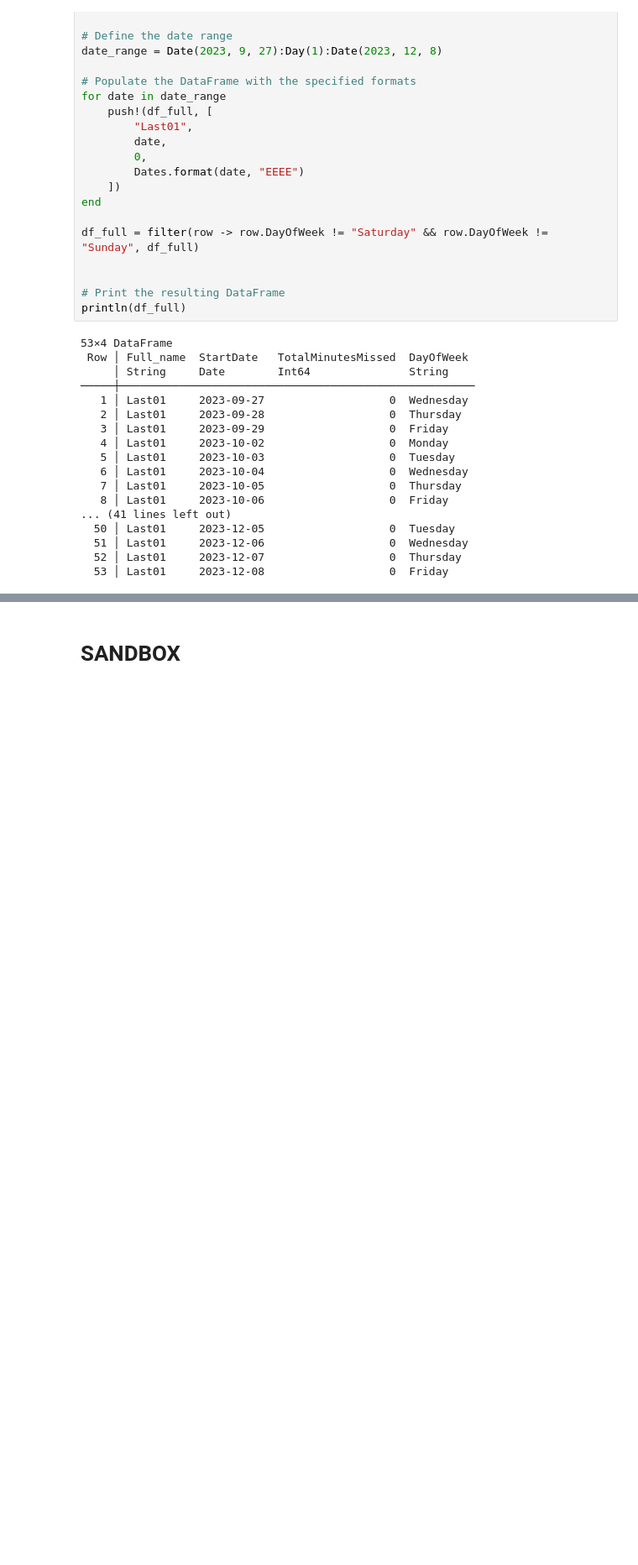
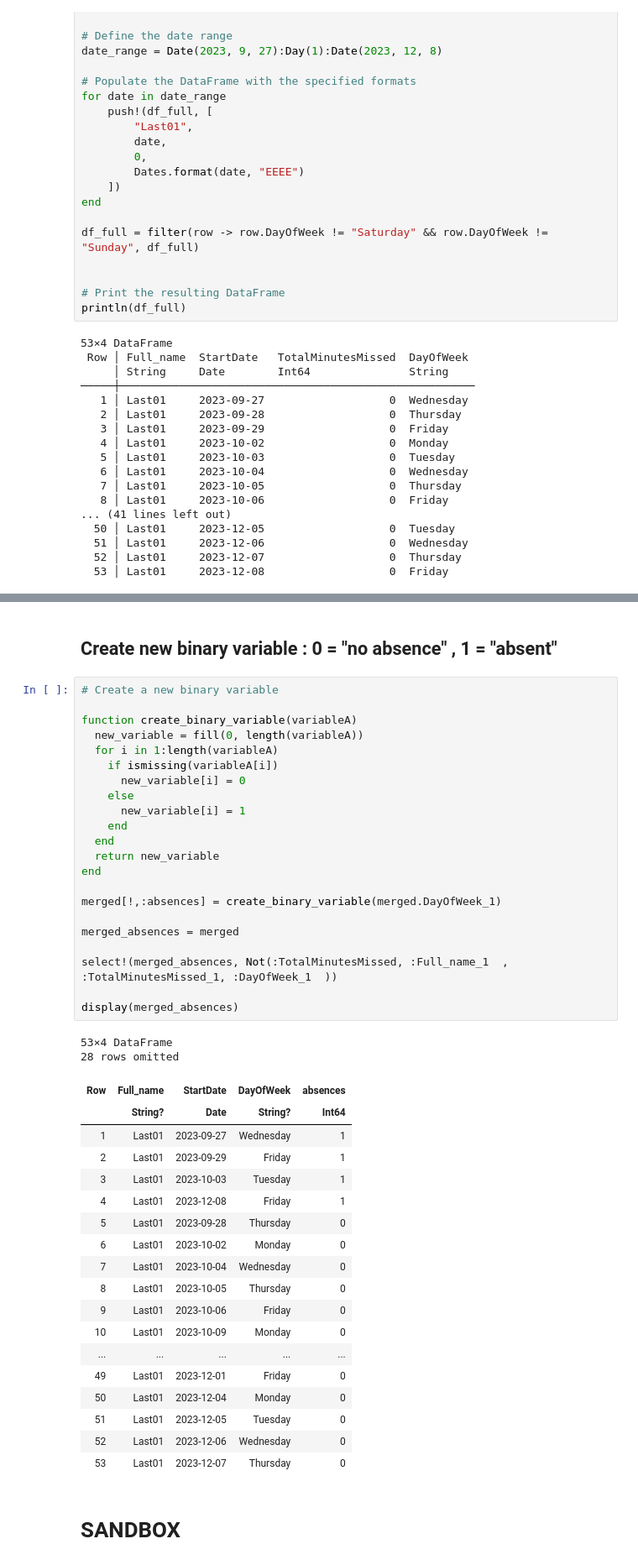
Before and after one commit to econmediadb/econmediadb, a Jupyter notebook: jupyterlab/survival-analysis-absenteeism-original.ipynb, the cells around one changed output, grey strips where cells are left out. Shown: that part at 84% size. Saved outputs shown, nothing was run; the diff lists cells and outputs as text; blank space fills up the shorter version.

Commit message:
update survival analysis data

```diff
--- a/jupyterlab/survival-analysis-absenteeism-original.ipynb
+++ b/jupyterlab/survival-analysis-absenteeism-original.ipynb
@@ -592,6 +592,51 @@ merged = outerjoin(df_full, df_filtered, on = :StartDate, makeunique=true)
 | 51 | Last01 | 2023-12-05 | 0 | Tuesday | missing | missing | missing |
 | 52 | Last01 | 2023-12-06 | 0 | Wednesday | missing | missing | missing |
 | 53 | Last01 | 2023-12-07 | 0 | Thursday | missing | missing | missing |
+# %% [markdown]
+## Create new binary variable : 0 = "no absence" , 1 = "absent"
+# %%
+# Create a new binary variable
+
+function create_binary_variable(variableA)
+  new_variable = fill(0, length(variableA))
+  for i in 1:length(variableA)
+    if ismissing(variableA[i])
+      new_variable[i] = 0
+    else
+      new_variable[i] = 1
+    end
+  end
+  return new_variable
+end
+
+merged[!,:absences] = create_binary_variable(merged.DayOfWeek_1)
+
+merged_absences = merged
+
+select!(merged_absences, Not(:TotalMinutesMissed, :Full_name_1	, :TotalMinutesMissed_1, :DayOfWeek_1  ))
+
+display(merged_absences)
+# %% [output]
+53×4 DataFrame
+28 rows omitted
+| Row | Full_name | StartDate | DayOfWeek | absences |
+|  | String? | Date | String? | Int64 |
+| 1 | Last01 | 2023-09-27 | Wednesday | 1 |
+| 2 | Last01 | 2023-09-29 | Friday | 1 |
+| 3 | Last01 | 2023-10-03 | Tuesday | 1 |
+| 4 | Last01 | 2023-12-08 | Friday | 1 |
+| 5 | Last01 | 2023-09-28 | Thursday | 0 |
+| 6 | Last01 | 2023-10-02 | Monday | 0 |
+| 7 | Last01 | 2023-10-04 | Wednesday | 0 |
+| 8 | Last01 | 2023-10-05 | Thursday | 0 |
+| 9 | Last01 | 2023-10-06 | Friday | 0 |
+| 10 | Last01 | 2023-10-09 | Monday | 0 |
+| ... | ... | ... | ... | ... |
+| 49 | Last01 | 2023-12-01 | Friday | 0 |
+| 50 | Last01 | 2023-12-04 | Monday | 0 |
+| 51 | Last01 | 2023-12-05 | Tuesday | 0 |
+| 52 | Last01 | 2023-12-06 | Wednesday | 0 |
+| 53 | Last01 | 2023-12-07 | Thursday | 0 |
 # %% [markdown]
 # SANDBOX
 # %% [markdown]
```
Also changed, not shown: parts of 1 cell of this notebook.
